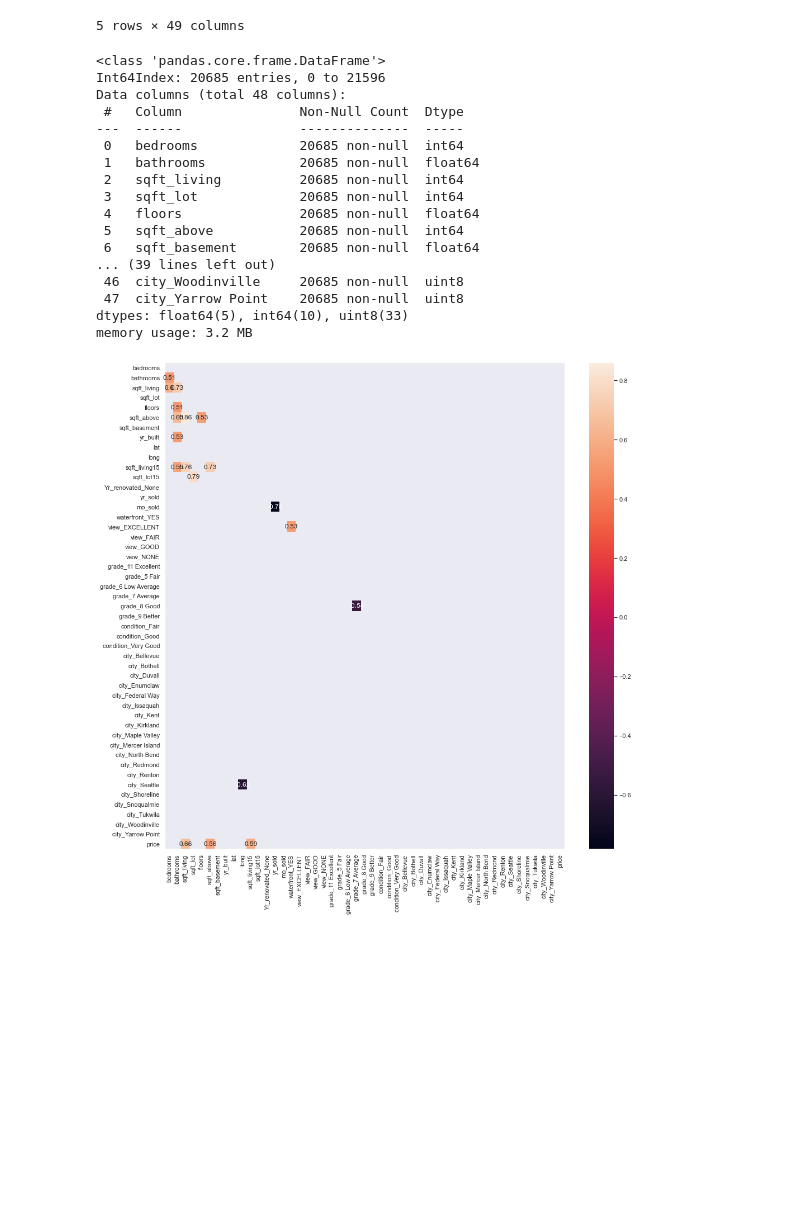
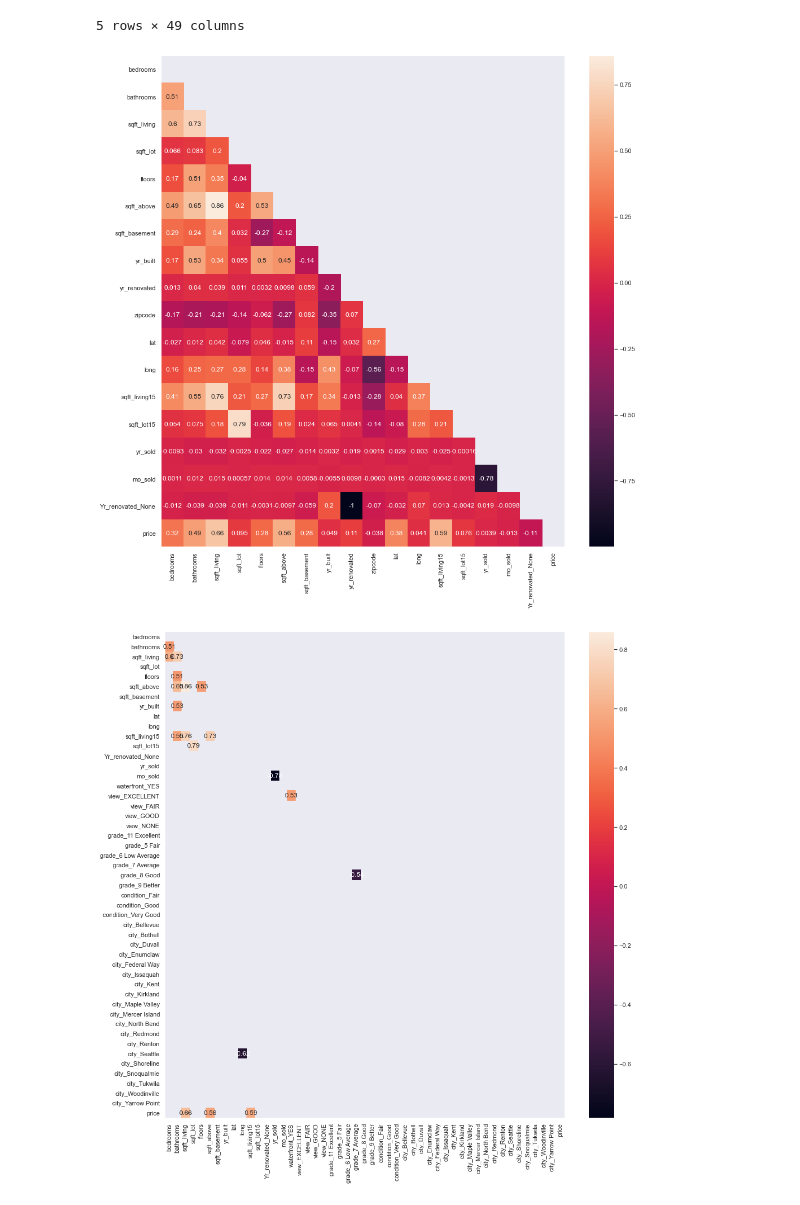
Before and after one commit to rusalka013/King-County-House-Sales-Project, a Jupyter notebook: King-County-House-Sales-Project.ipynb, the cells around one changed output. Cells and saved outputs as stored; diff of their text form; code cells hidden in the pictures; blank space fills up the shorter version.

```diff
--- a/King-County-House-Sales-Project.ipynb
+++ b/King-County-House-Sales-Project.ipynb
@@ -1102,0 +1123,3 @@ X_train_preprocessed.head()
+# %%
+xy = pd.concat([X_train, y_train], axis=1)
+xy = xy.drop('id', axis=1)
@@ -1111,26 +1136,15 @@ X_y_train.head()
 | 3 | 4 | 3.00 | 1960 | 5000 | 1.0 | 1050 | 910.0 | 1965 | 47.5208 | ... |
 | 4 | 3 | 2.00 | 1680 | 8080 | 1.0 | 1680 | 0.0 | 1987 | 47.6168 | ... |
 5 rows × 49 columns
-# %%
-X_train_preprocessed.info()
-# %% [output]
-<class 'pandas.core.frame.DataFrame'>
-Int64Index: 20685 entries, 0 to 21596
-Data columns (total 48 columns):
- #   Column               Non-Null Count  Dtype
----  ------               --------------  -----
- 0   bedrooms             20685 non-null  int64
- 1   bathrooms            20685 non-null  float64
- 2   sqft_living          20685 non-null  int64
- 3   sqft_lot             20685 non-null  int64
- 4   floors               20685 non-null  float64
- 5   sqft_above           20685 non-null  int64
- 6   sqft_basement        20685 non-null  float64
-... (39 lines left out)
- 46  city_Woodinville     20685 non-null  uint8
- 47  city_Yarrow Point    20685 non-null  uint8
-dtypes: float64(5), int64(10), uint8(33)
-memory usage: 3.2 MB
+# %%
+# Use the .heatmap method to illustrate the correlation.
+corr = xy.corr()
+trimask = np.triu(np.ones_like(corr, dtype = 'bool'))
+sns.set(rc={'figure.figsize':(16, 16)})
+sns.heatmap(corr, mask=trimask, annot=True)
+plt.savefig('Price and Features Correlation.png', bbox_inches='tight');
+# %% [output]
+[figure, added]
 # %%
 # Use the .heatmap method to illustrate the correlation.
 corr = X_y_train.corr()
```
Also changed, not shown: parts of 25 cells of this notebook, 9 other files.
